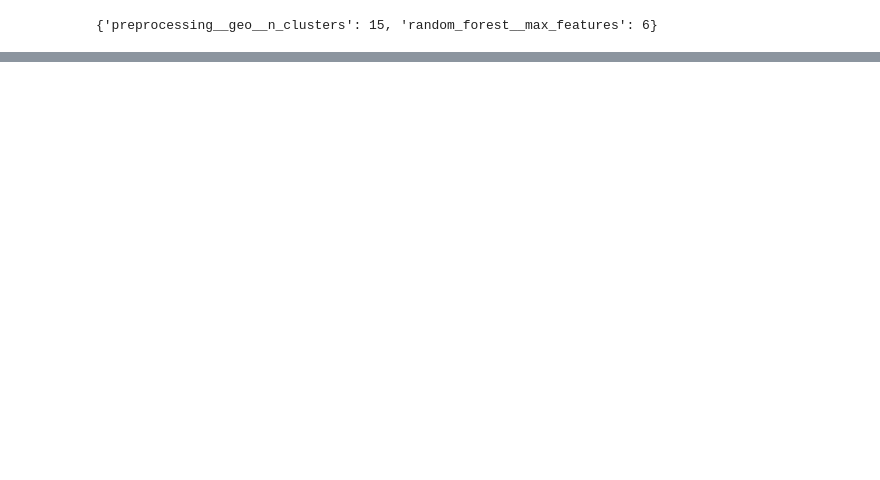
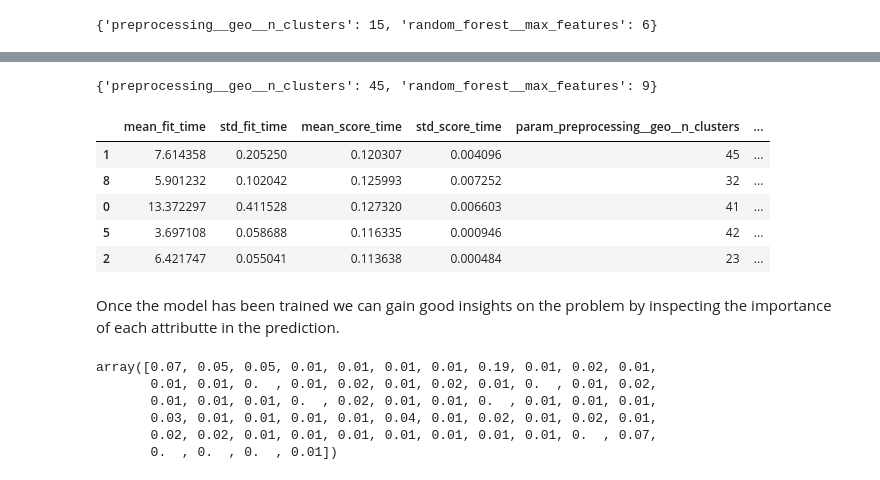
Before and after one commit to oscarguillen-ml/ML-Internship-Portfolio, a Jupyter notebook: 01-california-housing-end-to-end/california_housing.ipynb, the cells around one changed output, grey strips where cells are left out. Saved outputs shown, nothing was run; the diff lists cells and outputs as text; code cells hidden in the pictures; blank space fills up the shorter version.

Commit message:
feat: Train, evaluate, and fine-tune regression models

```diff
--- a/01-california-housing-end-to-end/california_housing.ipynb
+++ b/01-california-housing-end-to-end/california_housing.ipynb
@@ -804,0 +796,13 @@ grid_search.best_params_
+# %%
+from sklearn.model_selection import RandomizedSearchCV
+from scipy.stats import randint
+
+param_distribs={'preprocessing__geo__n_clusters': randint(low=3, high=50),
+                'random_forest__max_features': randint(low=2, high=20)}
+
+rnd_search = RandomizedSearchCV(
+    full_pipeline, param_distributions=param_distribs, n_iter=10, cv=3,
+    scoring='neg_root_mean_squared_error', random_state=42
+)
+
+rnd_search.fit(housing,housing_labels)
@@ -804,0 +826,28 @@ grid_search.best_params_
+# %%
+rnd_search.best_params_
+# %% [output]
+{'preprocessing__geo__n_clusters': 45, 'random_forest__max_features': 9}
+# %%
+cv_res=pd.DataFrame(rnd_search.cv_results_)
+cv_res.sort_values(by='mean_test_score', ascending=False, inplace=True)
+cv_res.head()
+# %% [output]
+|  | mean_fit_time | std_fit_time | mean_score_time | std_score_time | param_preprocessing__geo__n_clusters | ... |
+| 1 | 7.614358 | 0.205250 | 0.120307 | 0.004096 | 45 | ... |
+| 8 | 5.901232 | 0.102042 | 0.125993 | 0.007252 | 32 | ... |
+| 0 | 13.372297 | 0.411528 | 0.127320 | 0.006603 | 41 | ... |
+| 5 | 3.697108 | 0.058688 | 0.116335 | 0.000946 | 42 | ... |
+| 2 | 6.421747 | 0.055041 | 0.113638 | 0.000484 | 23 | ... |
+# %% [markdown]
+Once the model has been trained we can gain good insights on the problem by inspecting the importance of each attributte in the prediction.
+# %%
+final_model = rnd_search.best_estimator_
+feature_importances = final_model["random_forest"].feature_importances_
+feature_importances.round(2)
+# %% [output]
+array([0.07, 0.05, 0.05, 0.01, 0.01, 0.01, 0.01, 0.19, 0.01, 0.02, 0.01,
+       0.01, 0.01, 0.  , 0.01, 0.02, 0.01, 0.02, 0.01, 0.  , 0.01, 0.02,
+       0.01, 0.01, 0.01, 0.  , 0.02, 0.01, 0.01, 0.  , 0.01, 0.01, 0.01,
+       0.03, 0.01, 0.01, 0.01, 0.01, 0.04, 0.01, 0.02, 0.01, 0.02, 0.01,
+       0.02, 0.02, 0.01, 0.01, 0.01, 0.01, 0.01, 0.01, 0.01, 0.  , 0.07,
+       0.  , 0.  , 0.  , 0.01])
```
Also changed, not shown: parts of 28 cells of this notebook, 2 other files.
